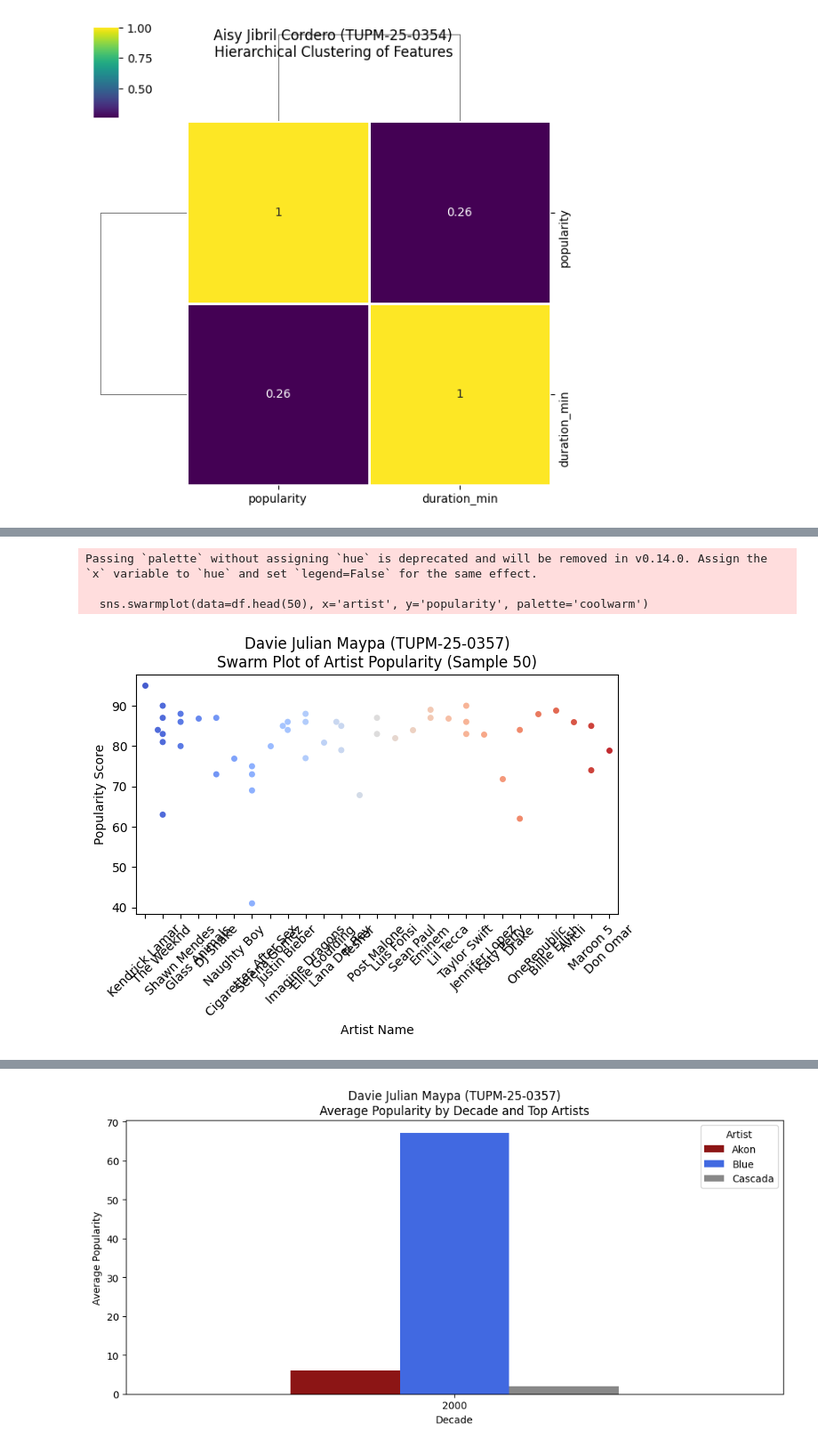
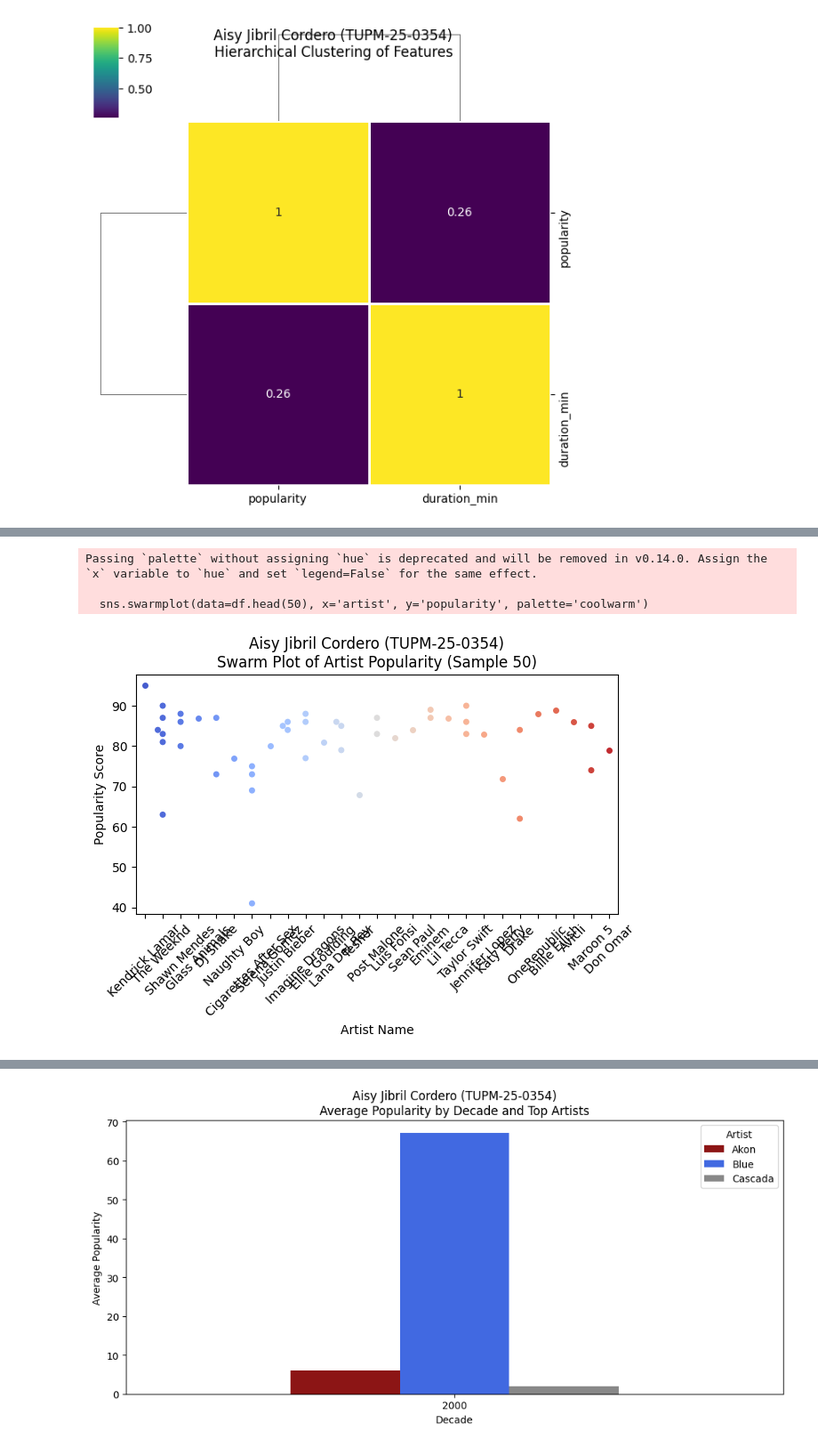
Before and after one commit to corderoaisy5-pixel/Lab7_DataVisualization_Cordero, a Jupyter notebook: Data_and_Observation.ipynb, the cells around one changed output, grey strips where cells are left out. Shown at 89% size. Cells and saved outputs as stored; diff of their text form; code cells hidden in the pictures.

```diff
--- a/Data_and_Observation.ipynb
+++ b/Data_and_Observation.ipynb
@@ -349,24 +349,24 @@ plt.show()
 # %%
 import pandas as pd
 import seaborn as sns
 import matplotlib.pyplot as plt
 
 df = pd.read_csv('spotify_top_1000_tracks.csv')
 
 sns.swarmplot(data=df.head(50), x='artist', y='popularity', palette='coolwarm')
 
-plt.title(f"Davie Julian Maypa (TUPM-25-0357)\nSwarm Plot of Artist Popularity (Sample 50)")
+plt.title(f"Aisy Jibril Cordero (TUPM-25-0354)\nSwarm Plot of Artist Popularity (Sample 50)")
 plt.xticks(rotation=45)
 plt.ylabel('Popularity Score')
 plt.xlabel('Artist Name')
 
 plt.tight_layout()
 plt.show()
 # %% [output]
 Passing `palette` without assigning `hue` is deprecated and will be removed in v0.14.0. Assign the `x` variable to `hue` and set `legend=False` for the same effect.
 
   sns.swarmplot(data=df.head(50), x='artist', y='popularity', palette='coolwarm')
-[figure, old version]
+[figure, new version]
 # %%
 import pandas as pd
 import matplotlib.pyplot as plt
```
Also changed, not shown: parts of 9 cells of this notebook.
